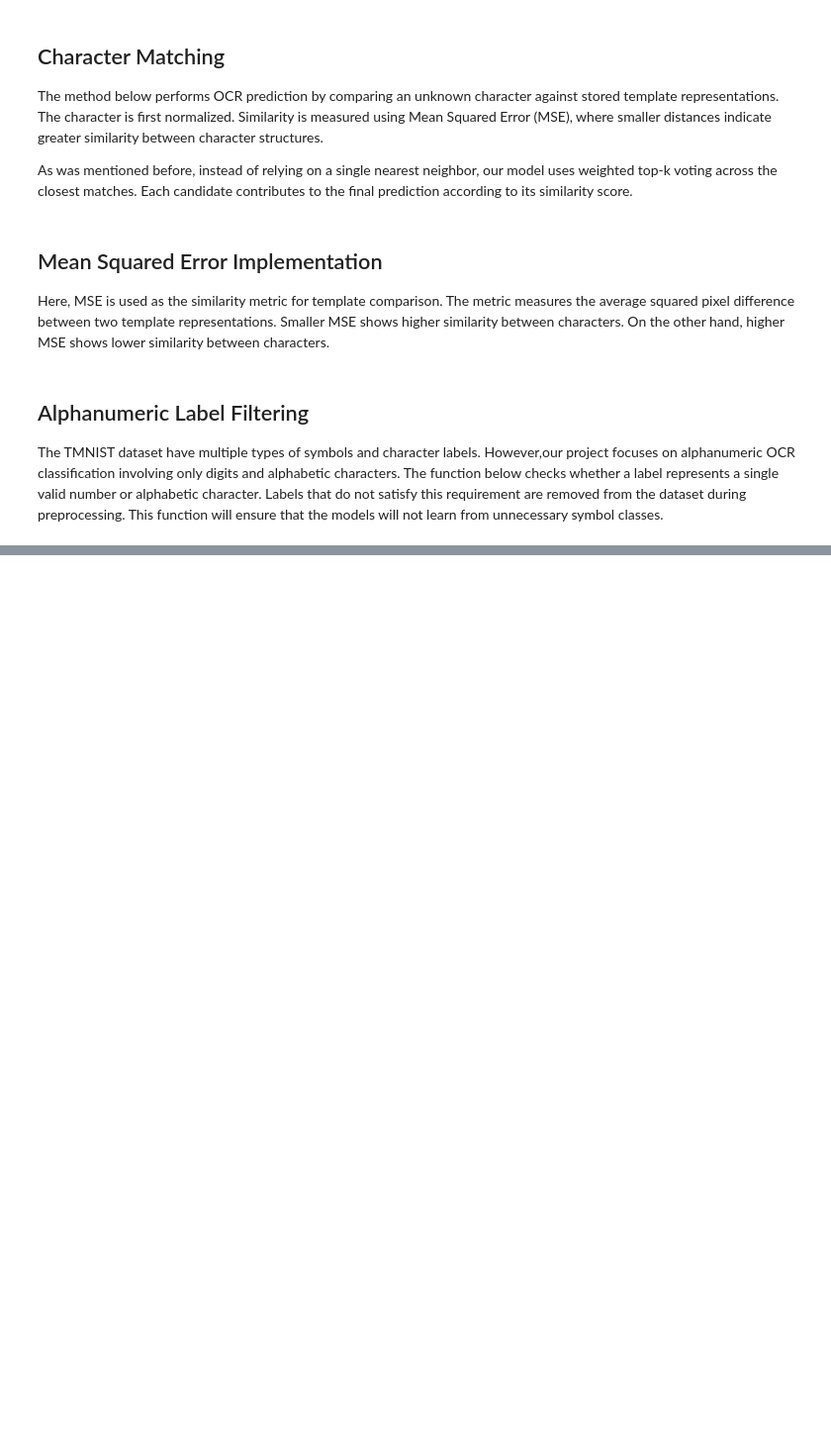
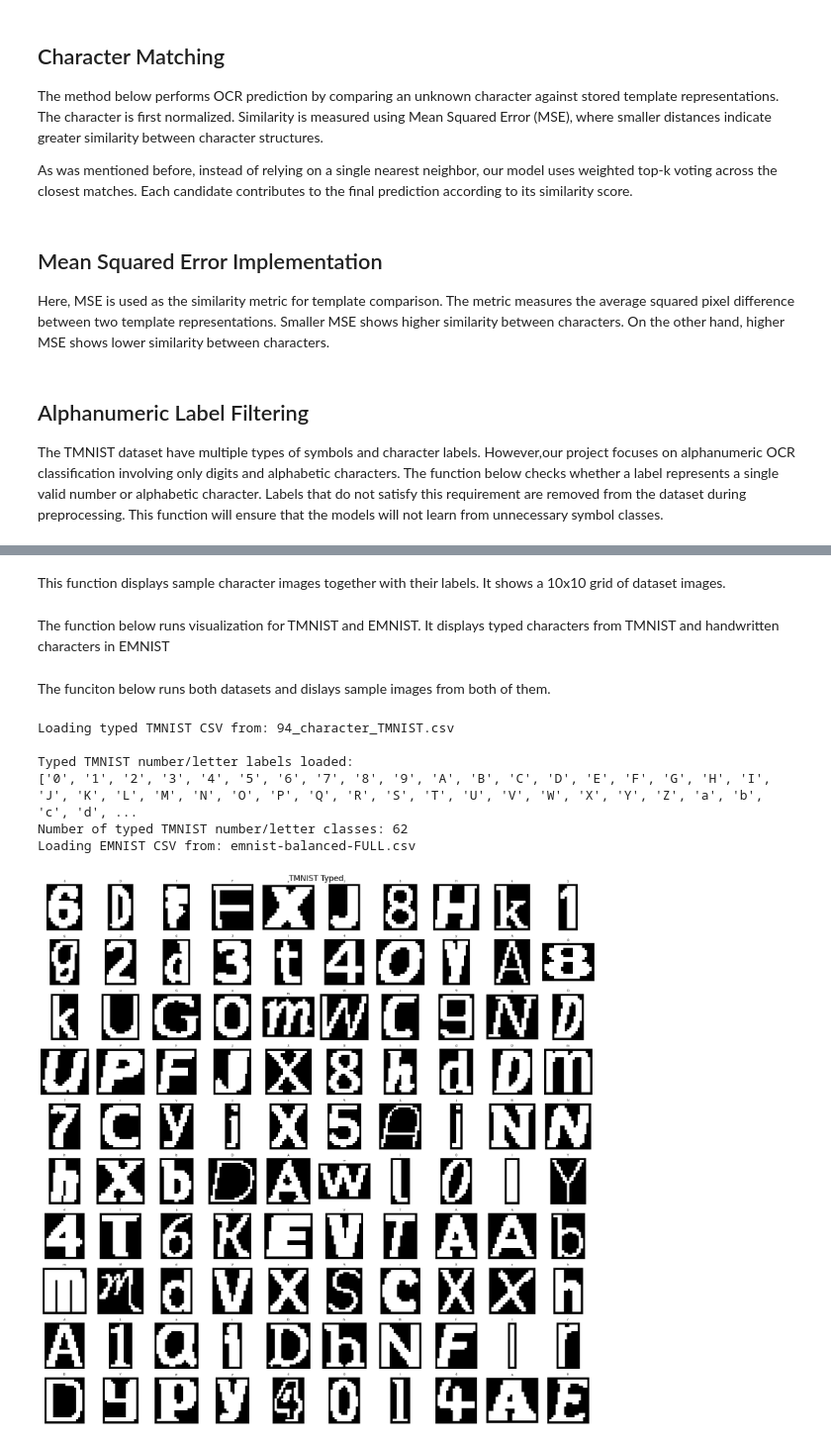
Before and after one commit to Dmitrii-Novikov-dev/PrismOCR, a Jupyter notebook: OCR_Project_Santy_Novikov.ipynb, the cells around one changed output, grey strips where cells are left out. Shown at 99% size. Drawn from its saved outputs; the diff is of its cells as text; code cells hidden in the pictures; blank space fills up the shorter version.

```diff
--- a/OCR_Project_Santy_Novikov.ipynb
+++ b/OCR_Project_Santy_Novikov.ipynb
@@ -552,0 +996,2 @@ def is_number_or_letter(label: str) -> bool:
+# %% [markdown]
+This function displays sample character images together with their labels. It shows a 10x10 grid of dataset images.
@@ -552,0 +1027,49 @@ def is_number_or_letter(label: str) -> bool:
+# %% [markdown]
+The function below runs visualization for TMNIST and EMNIST. It displays typed characters from TMNIST and handwritten characters in EMNIST
+# %%
+def visualize_datasets():
+
+    if RUN_TYPED_EXPERIMENT:
+        show_sample_images(typed_masks, typed_labels, "TMNIST Typed")
+
+    if RUN_HANDWRITTEN_EXPERIMENT:
+        show_sample_images(emnist_masks, emnist_labels, "EMNIST Handwritten")
+# %% [markdown]
+The funciton below runs both datasets and dislays sample images from both of them.
+# %%
+typed_masks, typed_labels = load_typed_dataset(
+    TYPED_DATA_PATH
+)
+
+if RUN_HANDWRITTEN_EXPERIMENT:
+
+    try:
+
+        if EMNIST_CSV_PATH and os.path.exists(EMNIST_CSV_PATH):
+
+            emnist_masks, emnist_labels = load_emnist_from_csv(
+                EMNIST_CSV_PATH,
+                max_samples=MAX_EMNIST_SAMPLES
+            )
+
+        else:
+
+            emnist_masks, emnist_labels = load_emnist_openml(
+                max_samples=MAX_EMNIST_SAMPLES
+            )
+
+    except Exception:
+
+        emnist_masks, emnist_labels = load_emnist_openml(
+            max_samples=MAX_EMNIST_SAMPLES
+        )
+
+visualize_datasets()
+# %% [output]
+Loading typed TMNIST CSV from: 94_character_TMNIST.csv
+
+Typed TMNIST number/letter labels loaded:
+['0', '1', '2', '3', '4', '5', '6', '7', '8', '9', 'A', 'B', 'C', 'D', 'E', 'F', 'G', 'H', 'I', 'J', 'K', 'L', 'M', 'N', 'O', 'P', 'Q', 'R', 'S', 'T', 'U', 'V', 'W', 'X', 'Y', 'Z', 'a', 'b', 'c', 'd', ...
+Number of typed TMNIST number/letter classes: 62
+Loading EMNIST CSV from: emnist-balanced-FULL.csv
+[figure, added]
```
Also changed, not shown: parts of 23 cells of this notebook, 4 other files.
